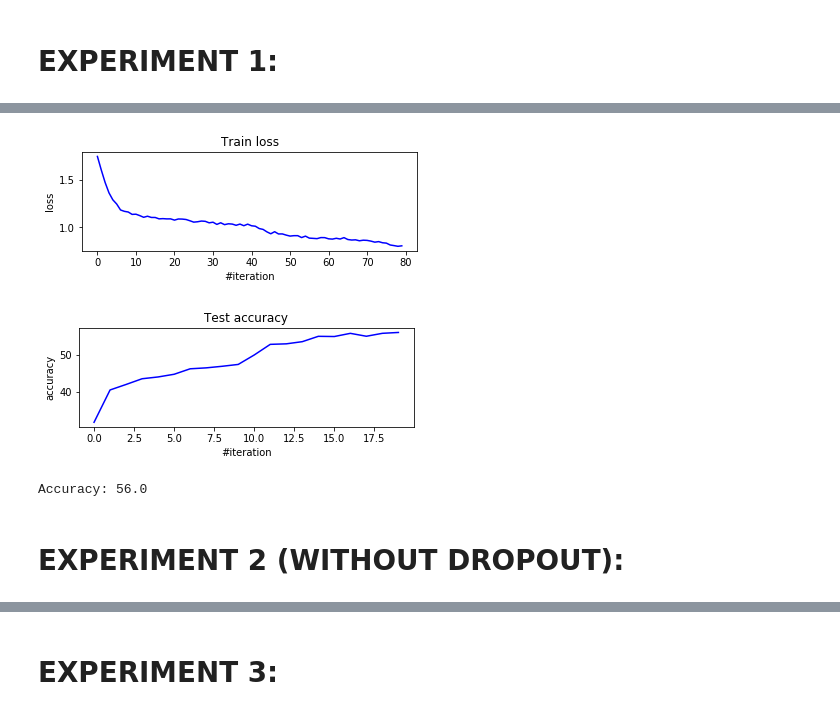
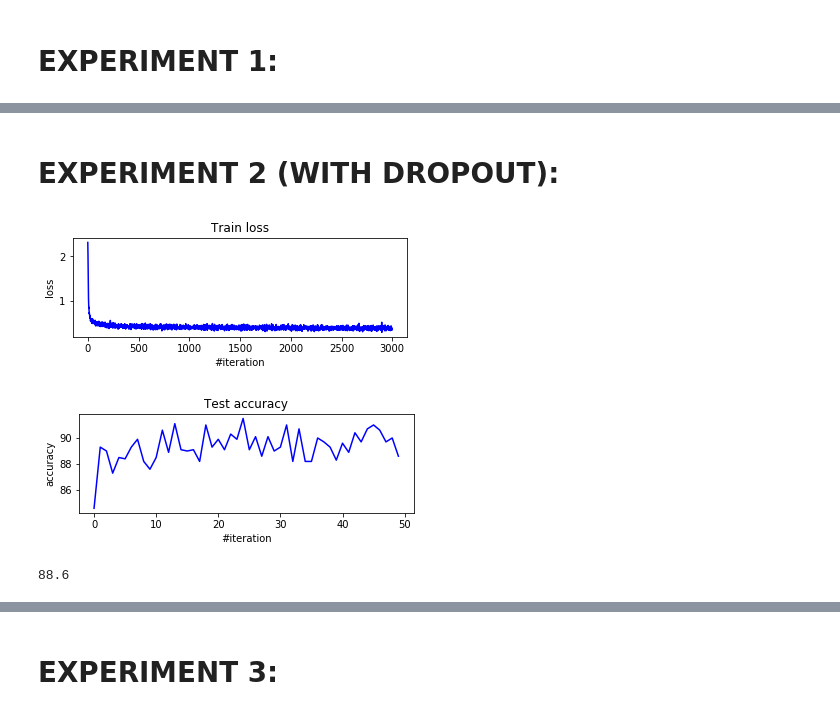
Before and after one commit to vkpankov/ml-ann, a Jupyter notebook: homework_main.ipynb, the cells around one changed output, grey strips where cells are left out. Drawn from its saved outputs; the diff is of its cells as text; code cells hidden in the pictures.

```diff
--- a/homework_main.ipynb
+++ b/homework_main.ipynb
@@ -37,14 +37,14 @@ def sgd_momentum(x, dx, config, state):
             i += 1
 # %%
 # Iptimizer params
-optimizer_config = {'learning_rate' : 0.01, 'momentum': 0.9}
+optimizer_config = {'learning_rate' : 0.1, 'momentum': 0.9}
 optimizer_state = {}
 
 # Looping params
 n_epoch = 50
-batch_size = 15000
+batch_size = 1000
 
-criterion = MSECriterion()
+criterion = ClassNLLCriterion()
 # %% [markdown]
 # Digit classification
 # %%
@@ -65,10 +65,10 @@ else:
 # %%
 t = np.array(y).reshape(-1)
 Y = np.eye(10)[t]
-X = X.reshape([len(X),-1])
+X = X.reshape([len(X),-1])/255
 t2 = np.array(y_test).reshape(-1)
 Y_test = np.eye(10)[t2]
-X_test = X_test.reshape([len(X_test),-1])
+X_test = X_test.reshape([len(X_test),-1])/255
 # %%
 # batch generator
 def get_batches(dataset, batch_size):
@@ -114,25 +114,15 @@ def start_train(net, n_epoch):
 
             loss_history.append(loss)
 
-            #correctCount = 0
-            #for i in range(0, predictions.shape[0]):
-            #    if(np.allclose(predictions[i],y_batch[i])):
-            #        correctCount+=1
-            #train_accuracy_history.append(correctCount*100/Y_test.shape[0])
-
-
         rnd=np.random.randint(0, X_test.shape[0], batch_size)
         test_prediction=net.forward(X_test[rnd])
         loss_test = criterion.forward(test_prediction,Y_test[rnd])
 
-        correctCount = 0
-        for i in range(0, test_prediction.shape[0]):
-            if(np.allclose(test_prediction[i],Y_test[rnd][i])):
-                correctCount+=1
+        maxs = np.max(test_prediction, axis = 1)
+        test_accuracy = 100*np.sum(test_prediction[Y_test[rnd]==1]==maxs)/test_prediction.shape[0]
+        test_accuracy_history.append(test_accuracy)
+        # Visualize
 
-        test_accuracy_history.append(correctCount*100/test_prediction.shape[0])
-
-        # Visualize
         display.clear_output(wait=True)
 
         plt.subplot(2, 1, 1)
@@ -142,13 +132,6 @@ def start_train(net, n_epoch):
         plt.plot(loss_history, 'b')
         plt.show()
 
-        """plt.subplot(2, 1, 2)
-        plt.title("Train accuracy")
-        plt.xlabel("#iteration")
-        plt.ylabel("accuracy")
-        plt.plot(train_accuracy_history, 'b')
-        plt.show()
-        """
         plt.subplot(2, 1, 1)
         plt.title("Test accuracy")
         plt.xlabel("#iteration")
@@ -162,12 +154,12 @@ def start_train(net, n_epoch):
+# %% [markdown]
+# EXPERIMENT 2 (WITH DROPOUT):
 # %%
 net = Sequential()
 net.add(Linear(28*28, 10))
 net.add(Dropout(0.1))
 net.add(SoftMax())
-print("Accuracy: " + str(start_train(net, 20)))
+start_train(net, 50)
 # %% [output]
-[figure, old version]
+[figure, new version]
-[figure, old version]
+[figure, new version]
-Accuracy: 56.0
+88.6
-# %% [markdown]
-# EXPERIMENT 2 (WITHOUT DROPOUT):
```
Also changed, not shown: parts of 7 cells of this notebook, 1 other file.
